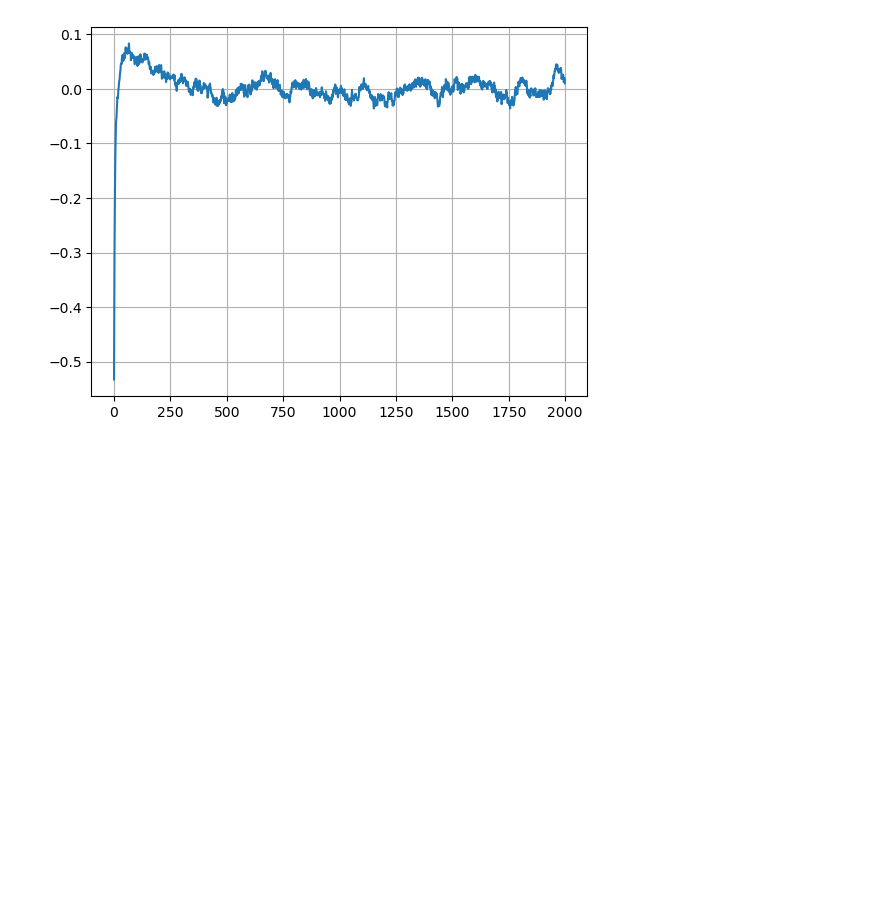
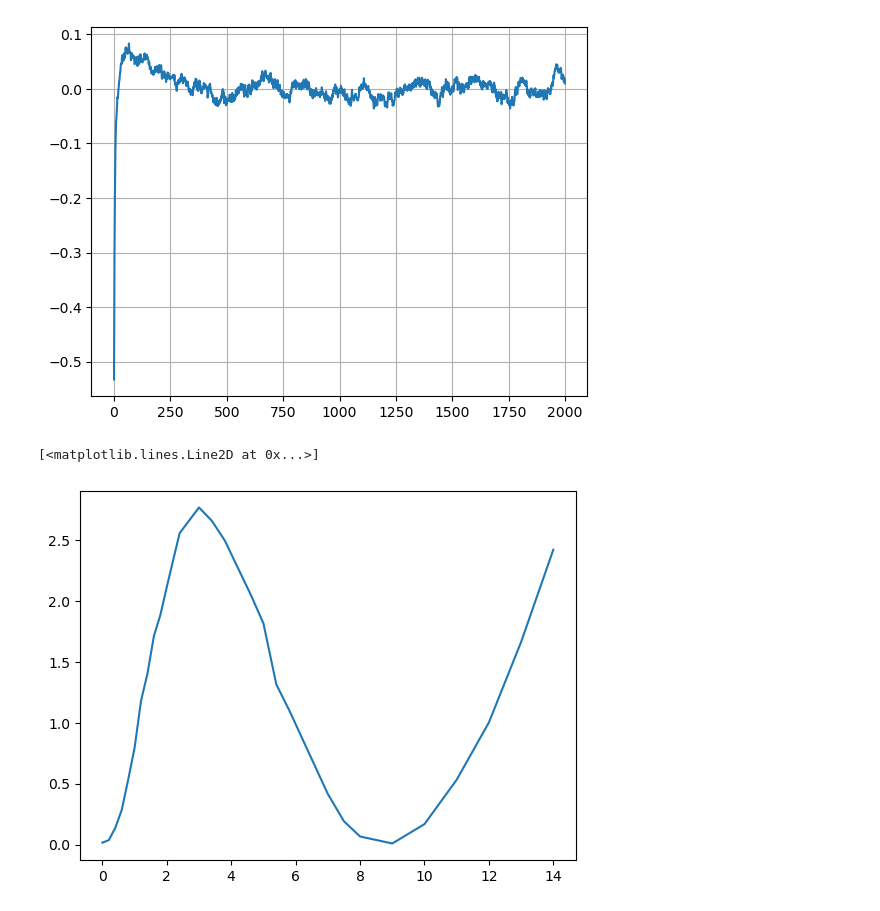
Before and after one commit to statphysnu/active_rotation, a Jupyter notebook: fluid_lab.ipynb, the cells around one changed output. Cells and saved outputs as stored; diff of their text form; code cells hidden in the pictures; blank space fills up the shorter version.

Commit message:
measured autocorrelation

```diff
--- a/fluid_lab.ipynb
+++ b/fluid_lab.ipynb
@@ -263,3 +263,63 @@ plt.grid()
 plt.show()
 # %% [output]
 [figure]
+# %%
+# 4. extensive computations in cluster
+# autocorrelation
+
+import numpy as np
+import os
+import matplotlib.pyplot as plt
+
+direc_data = 'data/rotating/2'
+omega_list = [0,0.2,0.4,0.6,0.8,1,1.2,1.4,1.6,1.8,2.0,2.2,2.4,3.0,3.4,3.8,4.2,4.6,5.0,5.4,5.8,6.5,7,7.5,8,9,10,11,12,13,14]
+Dr = np.zeros(len(omega_list))
+for j in range(len(omega_list)):
+    omega = omega_list[j]
+    count = 0
+    len_corr = 2000
+    autocorr= np.zeros(len_corr)
+    tau_avg = 0
+    for i in range(5):
+
+        try:
+            state = os.getcwd()+'/'+direc_data+'/'+str(omega)+'seed'+str(i)+'.npz'
+            count += 1
+            state_load = np.load(state)
+            tau_traj = state_load['tau_traj']
+            tau_avg += np.average(tau_traj)
+        except:
+            pass
+    tau_avg /= count
+    count=0
+    for i in range(5):
+
+        try:
+            state = os.getcwd()+'/'+direc_data+'/'+str(omega)+'seed'+str(i)+'.npz'
+
+            state_load = np.load(state)
+            tau_traj = state_load['tau_traj']-tau_avg
+            len_traj = len(tau_traj)
+
+            time = np.arange(len_corr-1)+1
+
+            autocorr[0] += np.average(tau_traj**2)
+            for k in time:
+                autocorr[k] += np.average(tau_traj[k:]*tau_traj[:-k])
+            count += 1
+        except:
+            pass
+
+    autocorr/=count
+    Dr[j] = np.sum(autocorr)
+    # plt.plot(autocorr)
+    # plt.grid()
+    # plt.title('omega = '+str(omega))
+    # plt.xlabel('t')
+    # plt.ylabel('C(t)')
+    # # plt.ylim(min(0,np.min(autocorr)),max(autocorr))
+    # plt.show()
+plt.plot(omega_list,Dr)
+# %% [output]
+[<matplotlib.lines.Line2D at 0x...>]
+[figure, added]
```
Also changed, not shown: parts of 1 cell of this notebook.
